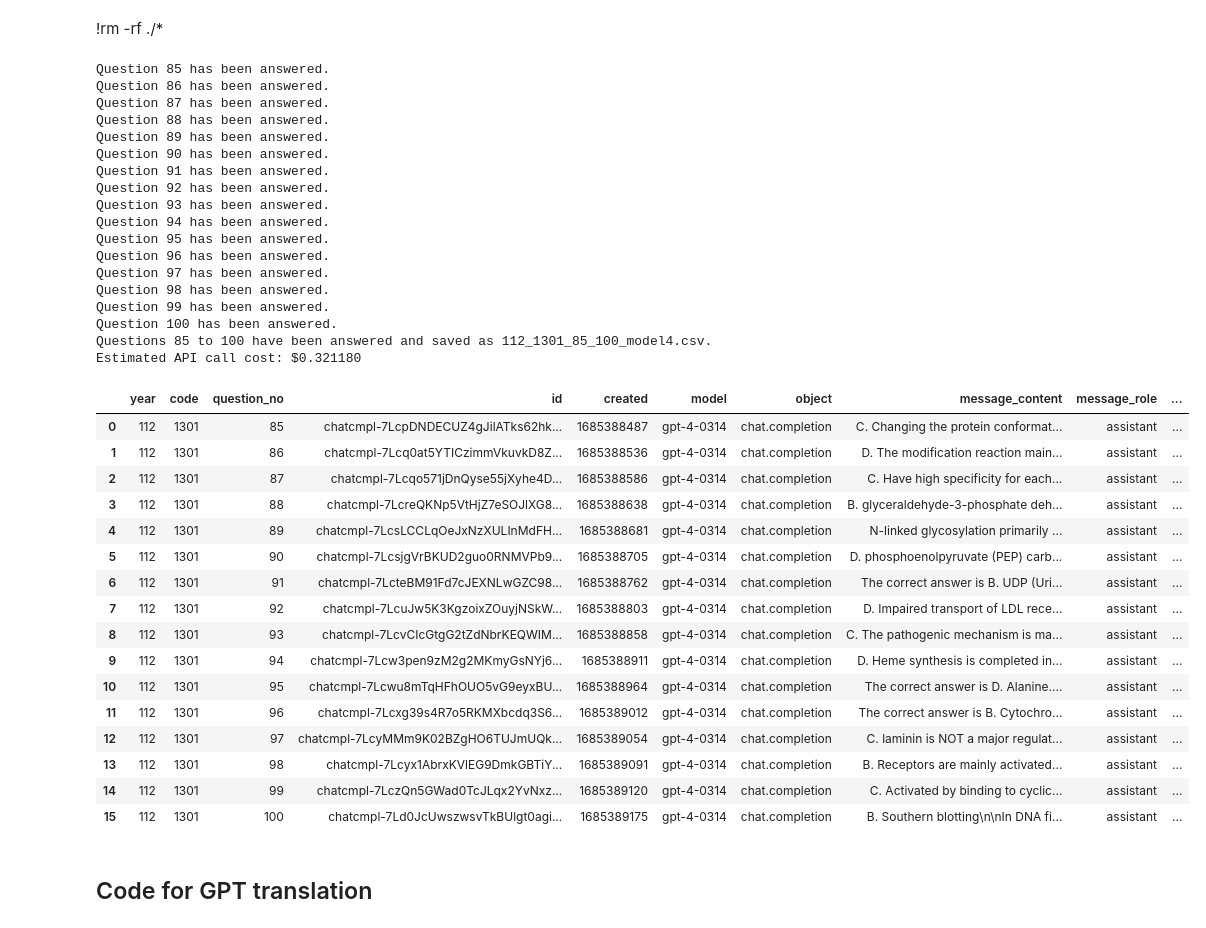
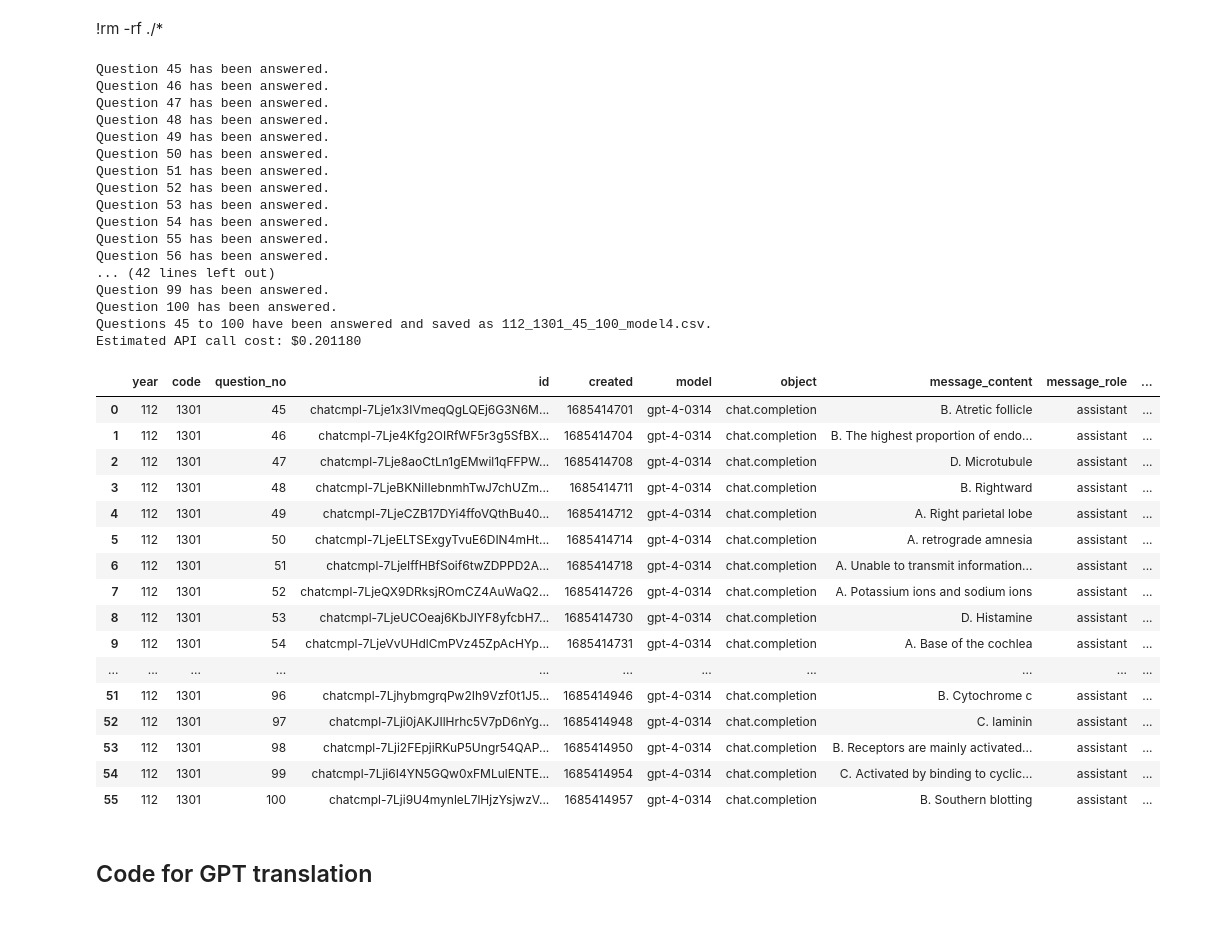
Before and after one commit to galencky/GPT-medical-lisencing-exam, a Jupyter notebook: gpt-medical-lisencing-exam.ipynb, the cells around one changed output. Drawn from its saved outputs; the diff is of its cells as text; code cells hidden in the pictures.

```diff
--- a/gpt-medical-lisencing-exam.ipynb
+++ b/gpt-medical-lisencing-exam.ipynb
@@ -98,8 +98,7 @@ def gpt_ans(year, code, question, model):
     response = openai.ChatCompletion.create(
         model=model_name,
         messages=[
-            {"role": "system", "content": "You are a medical doctor."},
-            {"role": "user", "content": f'Answer the following question and explain why each choice is correct or incorrect. Explain the rationale behind your answer. After providing your answer, rate the consistency of the information in your training data that supports this answer on a scale of 1 to 10, where 10 signifies high consistency and 1 signifies low consistency or contradictory information. If the information is not available in your training data, please mention that. {get_en_q(year, code, question, model)}'}
+            {"role": "user", "content": get_en_q(year, code, question, model)}
         ],
         max_tokens=2048,
         temperature=0,
@@ -172,43 +171,42 @@ def estimate_cost(df, model):
 
     print(f'Estimated API call cost: ${total_cost:.6f}')
 # %%
-gpt_ans_loop(112, 1301, 85, 100, 4)
+gpt_ans_loop(112, 1301, 45, 100, 4)
 # %% [output]
-Question 85 has been answered.
-Question 86 has been answered.
-Question 87 has been answered.
-Question 88 has been answered.
-Question 89 has been answered.
-Question 90 has been answered.
-Question 91 has been answered.
-Question 92 has been answered.
-Question 93 has been answered.
-Question 94 has been answered.
-Question 95 has been answered.
-Question 96 has been answered.
-Question 97 has been answered.
-Question 98 has been answered.
+Question 45 has been answered.
+Question 46 has been answered.
+Question 47 has been answered.
+Question 48 has been answered.
+Question 49 has been answered.
+Question 50 has been answered.
+Question 51 has been answered.
+Question 52 has been answered.
+Question 53 has been answered.
+Question 54 has been answered.
+Question 55 has been answered.
+Question 56 has been answered.
+... (42 lines left out)
 Question 99 has been answered.
 Question 100 has been answered.
-Questions 85 to 100 have been answered and saved as 112_1301_85_100_model4.csv.
-Estimated API call cost: $0.321180
+Questions 45 to 100 have been answered and saved as 112_1301_45_100_model4.csv.
+Estimated API call cost: $0.201180
 |  | year | code | question_no | id | created | model | object | message_content | message_role | ... |
-| 0 | 112 | 1301 | 85 | chatcmpl-7LcpDNDECUZ4gJilATks62hk... | 1685388487 | gpt-4-0314 | chat.completion | C. Changing the protein conformat... | assistant | ... |
-| 1 | 112 | 1301 | 86 | chatcmpl-7Lcq0at5YTICzimmVkuvkD8Z... | 1685388536 | gpt-4-0314 | chat.completion | D. The modification reaction main... | assistant | ... |
-| 2 | 112 | 1301 | 87 | chatcmpl-7Lcqo571jDnQyse55jXyhe4D... | 1685388586 | gpt-4-0314 | chat.completion | C. Have high specificity for each... | assistant | ... |
-| 3 | 112 | 1301 | 88 | chatcmpl-7LcreQKNp5VtHjZ7eSOJlXG8... | 1685388638 | gpt-4-0314 | chat.completion | B. glyceraldehyde-3-phosphate deh... | assistant | ... |
-| 4 | 112 | 1301 | 89 | chatcmpl-7LcsLCCLqOeJxNzXULInMdFH... | 1685388681 | gpt-4-0314 | chat.completion | N-linked glycosylation primarily ... | assistant | ... |
-| 5 | 112 | 1301 | 90 | chatcmpl-7LcsjgVrBKUD2guo0RNMVPb9... | 1685388705 | gpt-4-0314 | chat.completion | D. phosphoenolpyruvate (PEP) carb... | assistant | ... |
-| 6 | 112 | 1301 | 91 | chatcmpl-7LcteBM91Fd7cJEXNLwGZC98... | 1685388762 | gpt-4-0314 | chat.completion | The correct answer is B. UDP (Uri... | assistant | ... |
-| 7 | 112 | 1301 | 92 | chatcmpl-7LcuJw5K3KgzoixZOuyjNSkW... | 1685388803 | gpt-4-0314 | chat.completion | D. Impaired transport of LDL rece... | assistant | ... |
-| 8 | 112 | 1301 | 93 | chatcmpl-7LcvCIcGtgG2tZdNbrKEQWIM... | 1685388858 | gpt-4-0314 | chat.completion | C. The pathogenic mechanism is ma... | assistant | ... |
-| 9 | 112 | 1301 | 94 | chatcmpl-7Lcw3pen9zM2g2MKmyGsNYj6... | 1685388911 | gpt-4-0314 | chat.completion | D. Heme synthesis is completed in... | assistant | ... |
-| 10 | 112 | 1301 | 95 | chatcmpl-7Lcwu8mTqHFhOUO5vG9eyxBU... | 1685388964 | gpt-4-0314 | chat.completion | The correct answer is D. Alanine.... | assistant | ... |
-| 11 | 112 | 1301 | 96 | chatcmpl-7Lcxg39s4R7o5RKMXbcdq3S6... | 1685389012 | gpt-4-0314 | chat.completion | The correct answer is B. Cytochro... | assistant | ... |
-| 12 | 112 | 1301 | 97 | chatcmpl-7LcyMMm9K02BZgHO6TUJmUQk... | 1685389054 | gpt-4-0314 | chat.completion | C. laminin is NOT a major regulat... | assistant | ... |
-| 13 | 112 | 1301 | 98 | chatcmpl-7Lcyx1AbrxKVlEG9DmkGBTiY... | 1685389091 | gpt-4-0314 | chat.completion | B. Receptors are mainly activated... | assistant | ... |
-| 14 | 112 | 1301 | 99 | chatcmpl-7LczQn5GWad0TcJLqx2YvNxz... | 1685389120 | gpt-4-0314 | chat.completion | C. Activated by binding to cyclic... | assistant | ... |
-| 15 | 112 | 1301 | 100 | chatcmpl-7Ld0JcUwszwsvTkBUlgt0agi... | 1685389175 | gpt-4-0314 | chat.completion | B. Southern blotting\n\nIn DNA fi... | assistant | ... |
+| 0 | 112 | 1301 | 45 | chatcmpl-7Lje1x3IVmeqQgLQEj6G3N6M... | 1685414701 | gpt-4-0314 | chat.completion | B. Atretic follicle | assistant | ... |
+| 1 | 112 | 1301 | 46 | chatcmpl-7Lje4Kfg2OIRfWF5r3g5SfBX... | 1685414704 | gpt-4-0314 | chat.completion | B. The highest proportion of endo... | assistant | ... |
+| 2 | 112 | 1301 | 47 | chatcmpl-7Lje8aoCtLn1gEMwil1qFFPW... | 1685414708 | gpt-4-0314 | chat.completion | D. Microtubule | assistant | ... |
+| 3 | 112 | 1301 | 48 | chatcmpl-7LjeBKNiIIebnmhTwJ7chUZm... | 1685414711 | gpt-4-0314 | chat.completion | B. Rightward | assistant | ... |
+| 4 | 112 | 1301 | 49 | chatcmpl-7LjeCZB17DYi4ffoVQthBu40... | 1685414712 | gpt-4-0314 | chat.completion | A. Right parietal lobe | assistant | ... |
+| 5 | 112 | 1301 | 50 | chatcmpl-7LjeELTSExgyTvuE6DIN4mHt... | 1685414714 | gpt-4-0314 | chat.completion | A. retrograde amnesia | assistant | ... |
+| 6 | 112 | 1301 | 51 | chatcmpl-7LjeIffHBfSoif6twZDPPD2A... | 1685414718 | gpt-4-0314 | chat.completion | A. Unable to transmit information... | assistant | ... |
+| 7 | 112 | 1301 | 52 | chatcmpl-7LjeQX9DRksjROmCZ4AuWaQ2... | 1685414726 | gpt-4-0314 | chat.completion | A. Potassium ions and sodium ions | assistant | ... |
+| 8 | 112 | 1301 | 53 | chatcmpl-7LjeUCOeaj6KbJIYF8yfcbH7... | 1685414730 | gpt-4-0314 | chat.completion | D. Histamine | assistant | ... |
+| 9 | 112 | 1301 | 54 | chatcmpl-7LjeVvUHdlCmPVz45ZpAcHYp... | 1685414731 | gpt-4-0314 | chat.completion | A. Base of the cochlea | assistant | ... |
+| ... | ... | ... | ... | ... | ... | ... | ... | ... | ... | ... |
+| 51 | 112 | 1301 | 96 | chatcmpl-7LjhybmgrqPw2Ih9Vzf0t1J5... | 1685414946 | gpt-4-0314 | chat.completion | B. Cytochrome c | assistant | ... |
+| 52 | 112 | 1301 | 97 | chatcmpl-7Lji0jAKJIlHrhc5V7pD6nYg... | 1685414948 | gpt-4-0314 | chat.completion | C. laminin | assistant | ... |
+| 53 | 112 | 1301 | 98 | chatcmpl-7Lji2FEpjiRKuP5Ungr54QAP... | 1685414950 | gpt-4-0314 | chat.completion | B. Receptors are mainly activated... | assistant | ... |
+| 54 | 112 | 1301 | 99 | chatcmpl-7Lji6I4YN5GQw0xFMLulENTE... | 1685414954 | gpt-4-0314 | chat.completion | C. Activated by binding to cyclic... | assistant | ... |
+| 55 | 112 | 1301 | 100 | chatcmpl-7Lji9U4mynleL7lHjzYsjwzV... | 1685414957 | gpt-4-0314 | chat.completion | B. Southern blotting | assistant | ... |
 # %% [markdown]
 ## Code for GPT translation
 # %% [markdown]
```
Also changed, not shown: parts of 1 cell of this notebook.
